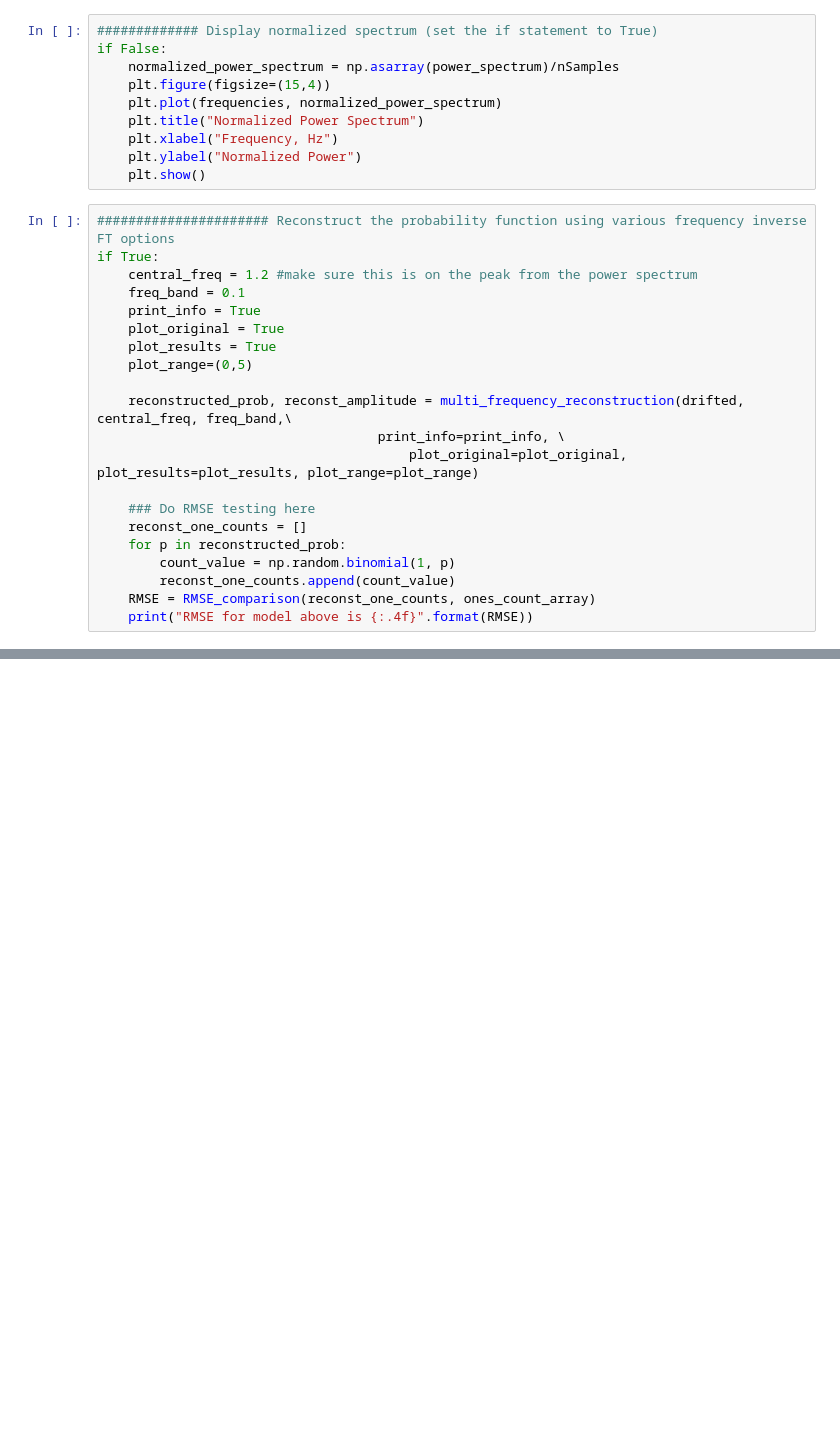
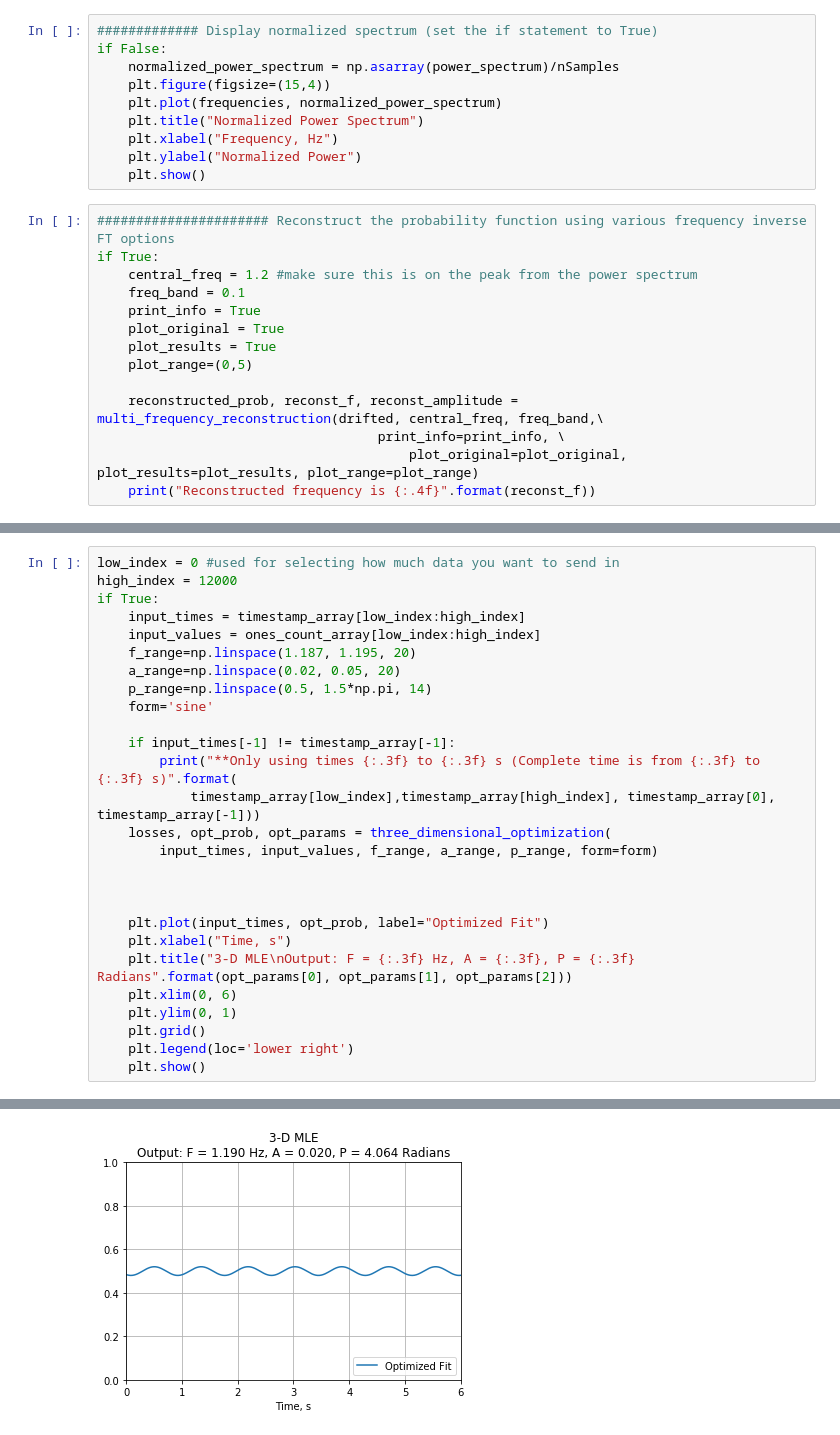
Before and after one commit to garretts-hub/GST_Work, a Jupyter notebook: Drift Analysis with Real Data.ipynb, the cells around one changed output, grey strips where cells are left out. Drawn from its saved outputs; the diff is of its cells as text; blank space fills up the shorter version.

```diff
--- a/Drift Analysis with Real Data.ipynb
+++ b/Drift Analysis with Real Data.ipynb
@@ -112,17 +112,10 @@ if True:
     plot_results = True
     plot_range=(0,5)
 
-    reconstructed_prob, reconst_amplitude = multi_frequency_reconstruction(drifted, central_freq, freq_band,\
+    reconstructed_prob, reconst_f, reconst_amplitude = multi_frequency_reconstruction(drifted, central_freq, freq_band,\
                                     print_info=print_info, \
                                         plot_original=plot_original, plot_results=plot_results, plot_range=plot_range)
-
-    ### Do RMSE testing here
-    reconst_one_counts = []
-    for p in reconstructed_prob:
-        count_value = np.random.binomial(1, p)
-        reconst_one_counts.append(count_value)
-    RMSE = RMSE_comparison(reconst_one_counts, ones_count_array)
-    print("RMSE for model above is {:.4f}".format(RMSE))
+    print("Reconstructed frequency is {:.4f}".format(reconst_f))
 # %% [output]
 [figure]
 [figure]
@@ -172,0 +165,28 @@ Time per pulse: 0.4000 seconds
+# %%
+low_index = 0 #used for selecting how much data you want to send in
+high_index = 12000
+if True:
+    input_times = timestamp_array[low_index:high_index]
+    input_values = ones_count_array[low_index:high_index]
+    f_range=np.linspace(1.187, 1.195, 20)
+    a_range=np.linspace(0.02, 0.05, 20)
+    p_range=np.linspace(0.5, 1.5*np.pi, 14)
+    form='sine'
+
+    if input_times[-1] != timestamp_array[-1]:
+        print("**Only using times {:.3f} to {:.3f} s (Complete time is from {:.3f} to {:.3f} s)".format(
+            timestamp_array[low_index],timestamp_array[high_index], timestamp_array[0], timestamp_array[-1]))
+    losses, opt_prob, opt_params = three_dimensional_optimization(
+        input_times, input_values, f_range, a_range, p_range, form=form)
+
+
+
+    plt.plot(input_times, opt_prob, label="Optimized Fit")
+    plt.xlabel("Time, s")
+    plt.title("3-D MLE\nOutput: F = {:.3f} Hz, A = {:.3f}, P = {:.3f} Radians".format(opt_params[0], opt_params[1], opt_params[2]))
+    plt.xlim(0, 6)
+    plt.ylim(0, 1)
+    plt.grid()
+    plt.legend(loc='lower right')
+    plt.show()
+# %% [output]
@@ -172,0 +210 @@ Time per pulse: 0.4000 seconds
+[figure, added]
```
Also changed, not shown: parts of 4 cells of this notebook, 6 other files.
